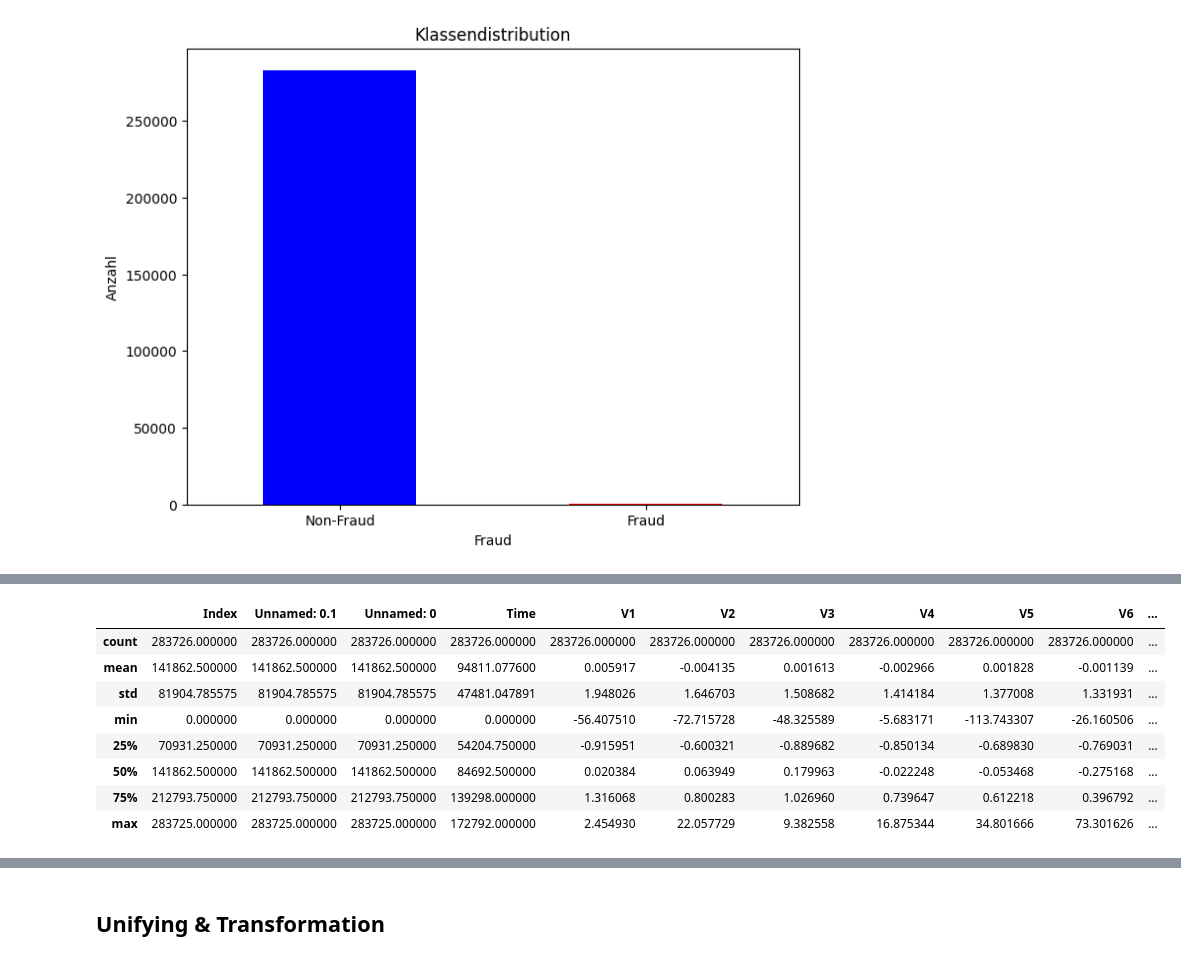
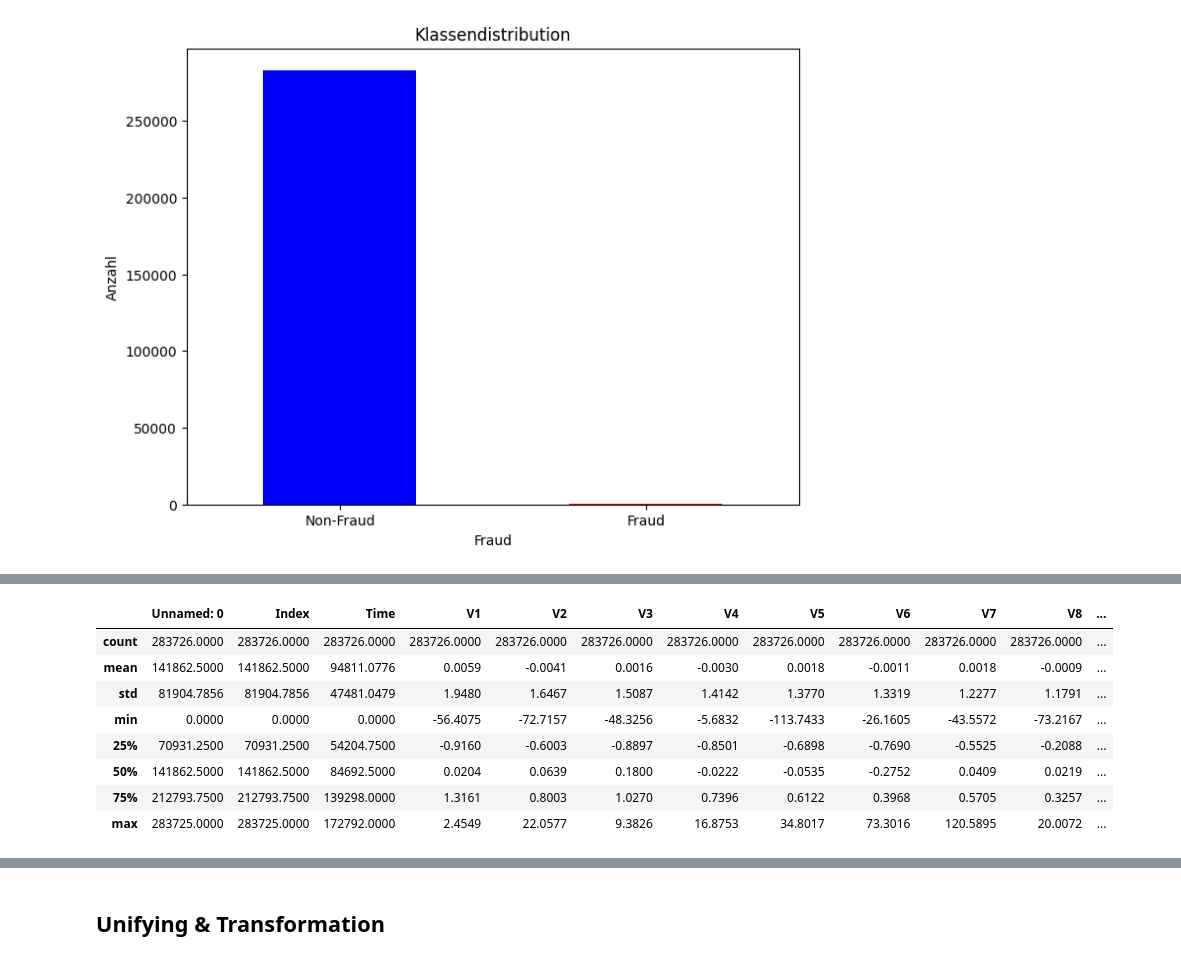
Before and after one commit to goernjosi/PythonProjektV2, a Jupyter notebook: Version2.ipynb, the cells around one changed output, grey strips where cells are left out. Drawn from its saved outputs; the diff is of its cells as text; code cells hidden in the pictures.

Commit message:
erste Überprüfung und Kontext hinzufügen

```diff
--- a/Version2.ipynb
+++ b/Version2.ipynb
@@ -7,8 +48,9 @@ import pandas as pd
 import seaborn as sns
 import matplotlib.pyplot as plt
 
+# CSV-Datei wird in ein DataFrame geladen
+df = pd.read_csv('creditcard.csv')
 
-df = pd.read_csv('/Users/rebeccaganjineh/PythonProjektV2/creditcard.csv')
-
+# Ersten fünf Zeilen des DataFrames anzeigen
 df.head()
 # %% [output]
@@ -287,15 +316,15 @@ plt.show()
 # %%
-# Basic Statistik
-df.describe()
+# Basic Statistik aufzeigen
+df.describe().round(4)
 # %% [output]
-|  | Index | Unnamed: 0.1 | Unnamed: 0 | Time | V1 | V2 | V3 | V4 | V5 | V6 | ... |
-| count | 283726.000000 | 283726.000000 | 283726.000000 | 283726.000000 | 283726.000000 | 283726.000000 | 283726.000000 | 283726.000000 | 283726.000000 | 283726.000000 | ... |
-| mean | 141862.500000 | 141862.500000 | 141862.500000 | 94811.077600 | 0.005917 | -0.004135 | 0.001613 | -0.002966 | 0.001828 | -0.001139 | ... |
-| std | 81904.785575 | 81904.785575 | 81904.785575 | 47481.047891 | 1.948026 | 1.646703 | 1.508682 | 1.414184 | 1.377008 | 1.331931 | ... |
-| min | 0.000000 | 0.000000 | 0.000000 | 0.000000 | -56.407510 | -72.715728 | -48.325589 | -5.683171 | -113.743307 | -26.160506 | ... |
-| 25% | 70931.250000 | 70931.250000 | 70931.250000 | 54204.750000 | -0.915951 | -0.600321 | -0.889682 | -0.850134 | -0.689830 | -0.769031 | ... |
-| 50% | 141862.500000 | 141862.500000 | 141862.500000 | 84692.500000 | 0.020384 | 0.063949 | 0.179963 | -0.022248 | -0.053468 | -0.275168 | ... |
-| 75% | 212793.750000 | 212793.750000 | 212793.750000 | 139298.000000 | 1.316068 | 0.800283 | 1.026960 | 0.739647 | 0.612218 | 0.396792 | ... |
-| max | 283725.000000 | 283725.000000 | 283725.000000 | 172792.000000 | 2.454930 | 22.057729 | 9.382558 | 16.875344 | 34.801666 | 73.301626 | ... |
+|  | Unnamed: 0 | Index | Time | V1 | V2 | V3 | V4 | V5 | V6 | V7 | V8 | ... |
+| count | 283726.0000 | 283726.0000 | 283726.0000 | 283726.0000 | 283726.0000 | 283726.0000 | 283726.0000 | 283726.0000 | 283726.0000 | 283726.0000 | 283726.0000 | ... |
+| mean | 141862.5000 | 141862.5000 | 94811.0776 | 0.0059 | -0.0041 | 0.0016 | -0.0030 | 0.0018 | -0.0011 | 0.0018 | -0.0009 | ... |
+| std | 81904.7856 | 81904.7856 | 47481.0479 | 1.9480 | 1.6467 | 1.5087 | 1.4142 | 1.3770 | 1.3319 | 1.2277 | 1.1791 | ... |
+| min | 0.0000 | 0.0000 | 0.0000 | -56.4075 | -72.7157 | -48.3256 | -5.6832 | -113.7433 | -26.1605 | -43.5572 | -73.2167 | ... |
+| 25% | 70931.2500 | 70931.2500 | 54204.7500 | -0.9160 | -0.6003 | -0.8897 | -0.8501 | -0.6898 | -0.7690 | -0.5525 | -0.2088 | ... |
+| 50% | 141862.5000 | 141862.5000 | 84692.5000 | 0.0204 | 0.0639 | 0.1800 | -0.0222 | -0.0535 | -0.2752 | 0.0409 | 0.0219 | ... |
+| 75% | 212793.7500 | 212793.7500 | 139298.0000 | 1.3161 | 0.8003 | 1.0270 | 0.7396 | 0.6122 | 0.3968 | 0.5705 | 0.3257 | ... |
+| max | 283725.0000 | 283725.0000 | 172792.0000 | 2.4549 | 22.0577 | 9.3826 | 16.8753 | 34.8017 | 73.3016 | 120.5895 | 20.0072 | ... |
 # %%
 # Abspeicherung der Änderung
```
Also changed, not shown: parts of 37 cells of this notebook, 1 other file.
